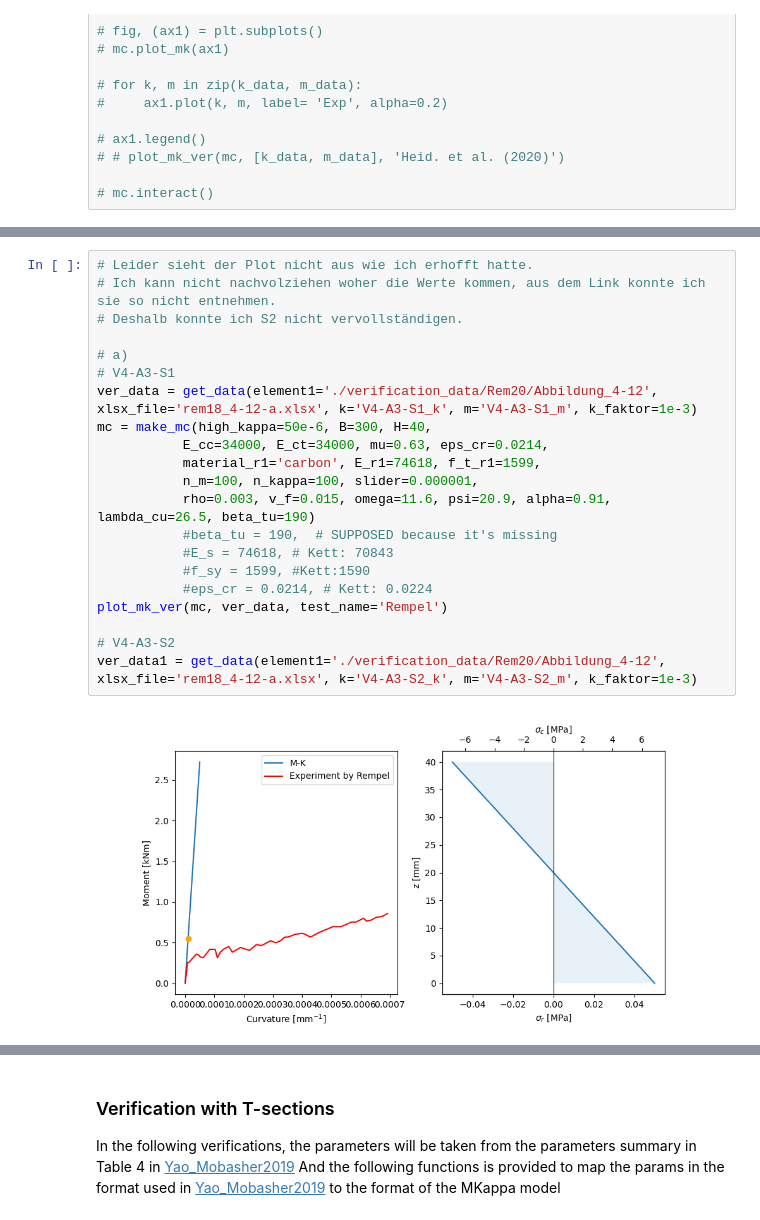
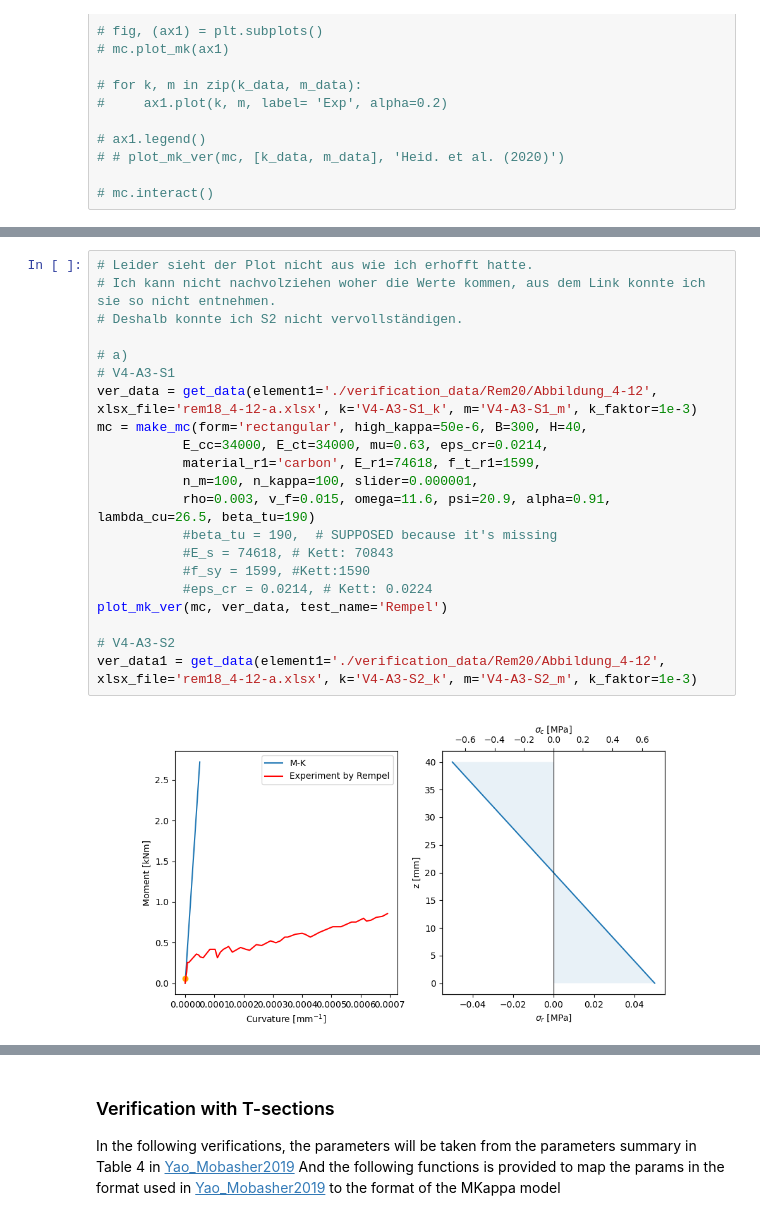
Before and after one commit to rosoba/bmcs_cross_section, a Jupyter notebook: notebooks/mkappa/mkappa_verification.ipynb, the cells around one changed output, grey strips where cells are left out. Drawn from its saved outputs; the diff is of its cells as text.

```diff
--- a/notebooks/mkappa/mkappa_verification.ipynb
+++ b/notebooks/mkappa/mkappa_verification.ipynb
@@ -286,26 +267,26 @@ plot_mk_ver(mc, ver_data, 'Yang et al. (2010)')
 # %%
 # Leider sieht der Plot nicht aus wie ich erhofft hatte.
 # Ich kann nicht nachvolziehen woher die Werte kommen, aus dem Link konnte ich sie so nicht entnehmen.
 # Deshalb konnte ich S2 nicht vervollständigen.
 
 # a)
 # V4-A3-S1
 ver_data = get_data(element1='./verification_data/Rem20/Abbildung_4-12', xlsx_file='rem18_4-12-a.xlsx', k='V4-A3-S1_k', m='V4-A3-S1_m', k_faktor=1e-3)
-mc = make_mc(high_kappa=50e-6, B=300, H=40,
+mc = make_mc(form='rectangular', high_kappa=50e-6, B=300, H=40,
            E_cc=34000, E_ct=34000, mu=0.63, eps_cr=0.0214,
            material_r1='carbon', E_r1=74618, f_t_r1=1599,
            n_m=100, n_kappa=100, slider=0.000001,
            rho=0.003, v_f=0.015, omega=11.6, psi=20.9, alpha=0.91, lambda_cu=26.5, beta_tu=190)
            #beta_tu = 190,  # SUPPOSED because it's missing
            #E_s = 74618, # Kett: 70843
            #f_sy = 1599, #Kett:1590
            #eps_cr = 0.0214, # Kett: 0.0224
 plot_mk_ver(mc, ver_data, test_name='Rempel')
 
 # V4-A3-S2
 ver_data1 = get_data(element1='./verification_data/Rem20/Abbildung_4-12', xlsx_file='rem18_4-12-a.xlsx', k='V4-A3-S2_k', m='V4-A3-S2_m', k_faktor=1e-3)
 # %% [output]
-[figure, old version]
+[figure, new version]
 # %%
 # b)
 ver_data_50 = get_data(element1='./verification_data/Rem20/Abbildung_4-12', xlsx_file='rem18_4-12-b.xlsx', k='V14-T61-S50_k', m='V14-T61-S50_m', k_faktor=1e-3)
```
Also changed, not shown: parts of 10 cells of this notebook.
